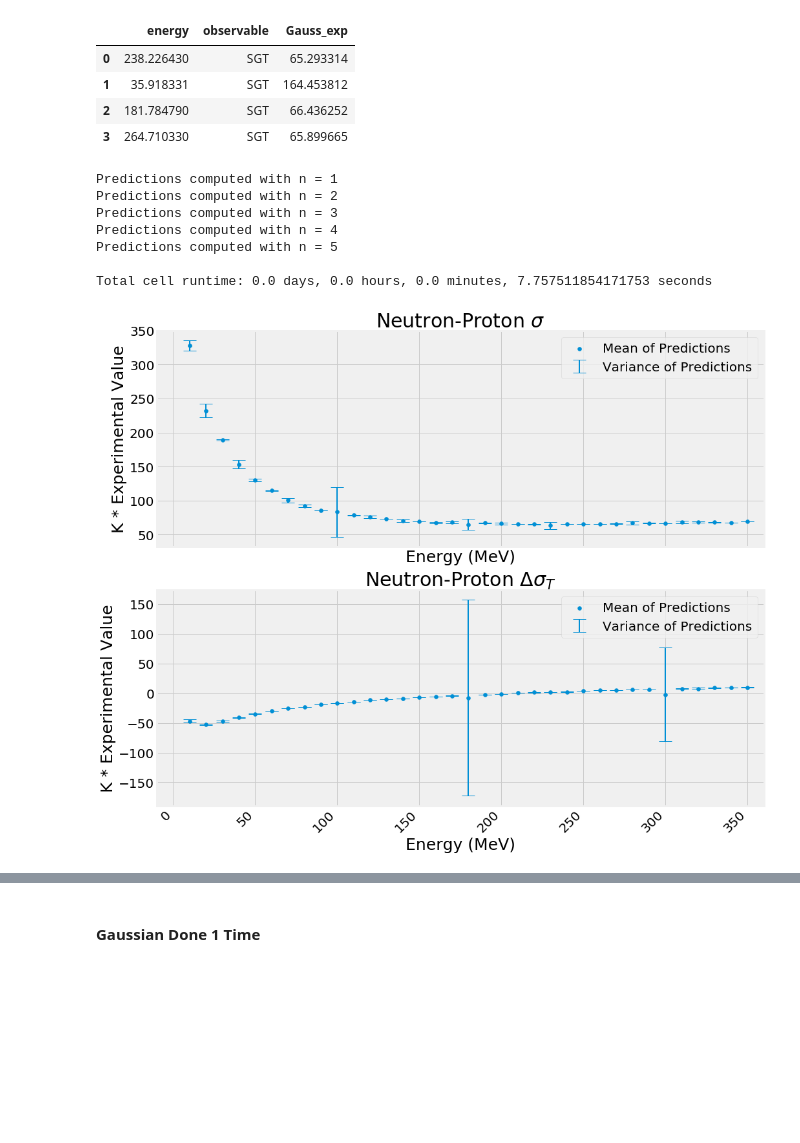
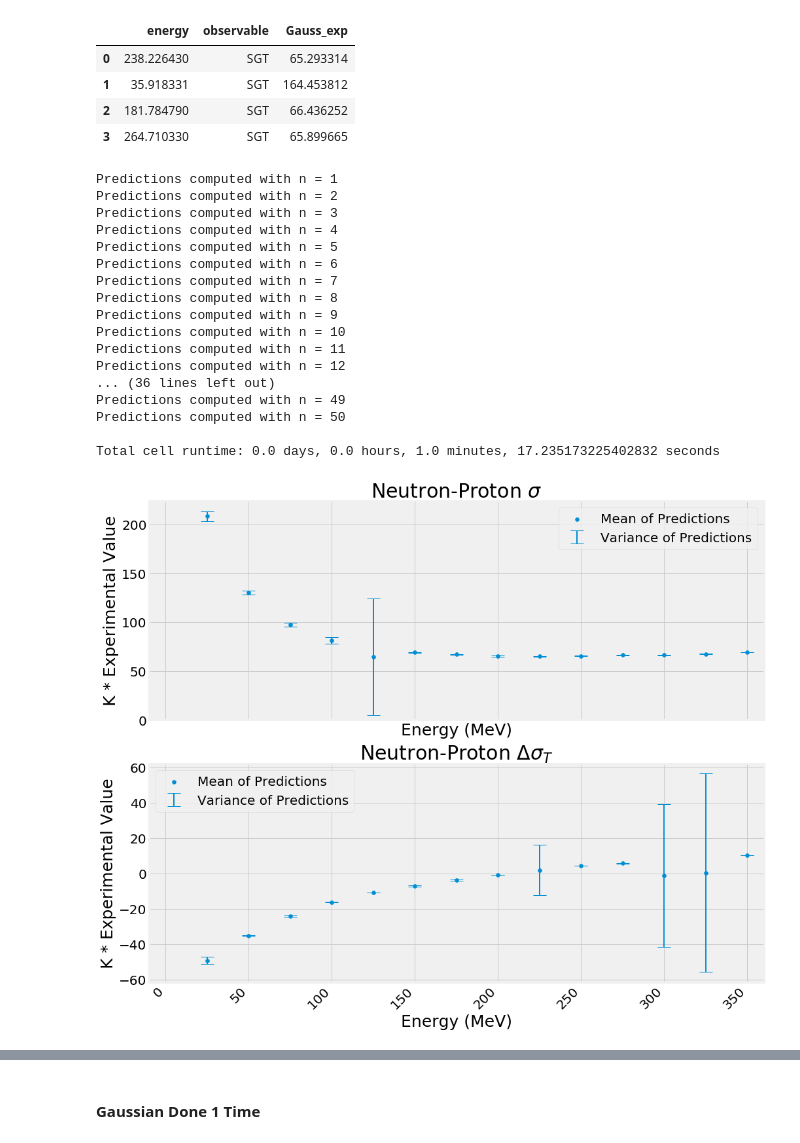
Before and after one commit to Steviered19/Scattering_Random_Forest, a Jupyter notebook: Gaussian.ipynb, the cells around one changed output, grey strips where cells are left out. Cells and saved outputs as stored; diff of their text form; code cells hidden in the pictures; blank space fills up the shorter version.

Commit message:
cosmetic changes to Gaussian notebook and recompile predictions_with_gauss plot.

```diff
--- a/Gaussian.ipynb
+++ b/Gaussian.ipynb
@@ -305,11 +336,8 @@ combined_data.head(4)
 #start timer
 gauss_time=time.time()
 
-#define number of times to make predictions with different gaussian factor
-n_max=5
 #define interval specifications for prediction arrays
 E_max=350
-interval_size = 10 #MeV step size for prediction arrays ###MUST BE INTEGER >1 AND FACTOR OF 350
 num_intervals = E_max/interval_size
 E_index = list(range(interval_size, E_max + int(interval_size), interval_size)) ###this will be index of dataframe
 
@@ -334,8 +362,8 @@ for n in range(1,n_max+1):
     feature_list = list(features.columns)
     # Convert to numpy array
     features = np.array(features)
-    train_features, test_features, train_labels, test_labels = train_test_split(features, labels, test_size = 0.25)
-    rf = RandomForestRegressor(n_estimators= 1000)
+    train_features, test_features, train_labels, test_labels = train_test_split(features, labels, test_size = test_data_size)
+    rf = RandomForestRegressor(n_estimators= num_trees)
     # Train the model on training data
     rf.fit(train_features, train_labels);
 
@@ -345,8 +373,6 @@ for n in range(1,n_max+1):
     E_SGTT = []
     E = list(range(interval_size, E_max + int(interval_size), interval_size))
     for value in E:
-        if (value==0):
-            value==1
         E_SGT.append([value, 1, 0])
         E_SGTT.append([value, 0, 1])
     #predict
@@ -364,11 +390,11 @@ for n in range(1,n_max+1):
 
 #predictions array
 df_SGT = df_SGT.drop("Energy", axis=1)
-df_SGT['mean'] = df_SGT.mean(axis=1)
-df_SGT['variance'] = df_SGT.var(axis=1)
+df_SGT['Prediction Mean'] = df_SGT.mean(axis=1)
+df_SGT['Prediction Variance'] = df_SGT.var(axis=1)
 df_SGTT = df_SGTT.drop("Energy", axis=1)
-df_SGTT['mean'] = df_SGTT.mean(axis=1)
-df_SGTT['variance'] = df_SGTT.var(axis=1)
+df_SGTT['Prediction Mean'] = df_SGTT.mean(axis=1)
+df_SGTT['Prediction Variance'] = df_SGTT.var(axis=1)
 
 df_SGT.head(4)
 
@@ -378,8 +404,8 @@ fig, (ax1, ax2) = plt.subplots(nrows=2, ncols=1, figsize = (15,15))
 fig.autofmt_xdate(rotation = 45)
 
 #plot 1 - SGT
-ax1.scatter(E, df_SGT['mean'], label='Mean of Predictions')
-ax1.errorbar(E, df_SGT['mean'], yerr=df_SGT['variance'], linestyle='none', capsize=10, elinewidth=2, label='Variance of Predictions')
+ax1.scatter(E, df_SGT['Prediction Mean'], label='Mean of Predictions')
+ax1.errorbar(E, df_SGT['Prediction Mean'], yerr=df_SGT['Prediction Variance'], linestyle='none', capsize=10, elinewidth=2, label='Variance of Predictions')
 #ax1.plot(np_sgt['energy'], np_sgt['K_experimental_value'], 'bo', alpha=0.3, label='Raw Experimental Data')
 #ax1.plot(random_sgt['energy'], random_sgt['K_experimental_value'], 'k+', markersize=15, label='Phenomenological Data')
 #ax1.errorbar(np_sgt['energy'], np_sgt['K_experimental_value'], yerr=exp_err_sgt, linestyle='none', capsize=10, elinewidth=2, alpha=0.5, label='Experimental Error')
@@ -390,39 +416,50 @@ ax1.tick_params(axis="x", labelsize=20)
 ax1.legend(loc='best', fontsize=20)
 ax1.set_xlabel('Energy (MeV)', fontsize=25)
 ax1.set_xlim([-10,360])
+ax1.set_ylim(bottom=0)
 ax1.set_ylabel('K * Experimental Value', fontsize=25)
 ax1.set_title('Neutron-Proton $\sigma$', fontsize=30)
 
 #plot 2 - SGTT
-ax2.scatter(E, df_SGTT['mean'], label='Mean of Predictions')
-ax2.errorbar(E, df_SGTT['mean'], yerr=df_SGTT['variance'], linestyle='none', capsize=10, elinewidth=2, label='Variance of Predictions')
+ax2.scatter(E, df_SGTT['Prediction Mean'], label='Mean of Predictions')
+ax2.errorbar(E, df_SGTT['Prediction Mean'], yerr=df_SGTT['Prediction Variance'], linestyle='none', capsize=10, elinewidth=2, label='Variance of Predictions')
 #ax2.plot(np_sgtt['energy'], np_sgtt['K_experimental_value'], 'bo', alpha=0.3, label='Raw Experimental Data')
 #ax2.plot(random_sgtt['energy'], random_sgtt['K_experimental_value'], 'k+', markersize=15, label='Phenomenological Data')
 #ax2.errorbar(np_sgtt['energy'], np_sgtt['K_experimental_value'], yerr=exp_err_sgtt, linestyle='none', capsize=10, elinewidth=2, alpha=0.5, label='Experimental Error')
 #ax2.errorbar(random_sgtt['energy'], random_sgtt['K_experimental_value'], yerr=rand_err_sgtt, linestyle='none', capsize=10, elinewidth=2, alpha=0.5, label='Phenomenological Error')
 
 ax2.tick_params(axis="y", labelsize=20)
 ax2.tick_params(axis="x", labelsize=20)
 ax2.legend(loc='best', fontsize=20)
 ax2.set_xlabel('Energy (MeV)', fontsize=25)
 ax2.set_xlim([-10,360])
 ax2.set_ylabel('K * Experimental Value', fontsize=25)
 ax2.set_title('Neutron-Proton $\Delta \sigma_T$', fontsize=30)
 
 #save figures
 plt.savefig('Plots/predictions_with_gauss.pdf', format='pdf', bboxinches='tight', transparent=True)
 
 #print elapsed time
 timer(gauss_time)
 # %% [output]
 Predictions computed with n = 1
 Predictions computed with n = 2
 Predictions computed with n = 3
 Predictions computed with n = 4
 Predictions computed with n = 5
+Predictions computed with n = 6
+Predictions computed with n = 7
+Predictions computed with n = 8
+Predictions computed with n = 9
+Predictions computed with n = 10
+Predictions computed with n = 11
+Predictions computed with n = 12
+... (36 lines left out)
+Predictions computed with n = 49
+Predictions computed with n = 50
 
-Total cell runtime: 0.0 days, 0.0 hours, 0.0 minutes, 7.757511854171753 seconds
+Total cell runtime: 0.0 days, 0.0 hours, 1.0 minutes, 17.235173225402832 seconds
-[figure, old version]
+[figure, new version]
 # %%
 df_SGT['Energy']=E
 df_SGT.set_index("Energy", inplace = True)
```
Also changed, not shown: parts of 3 cells of this notebook, 1 other file.
